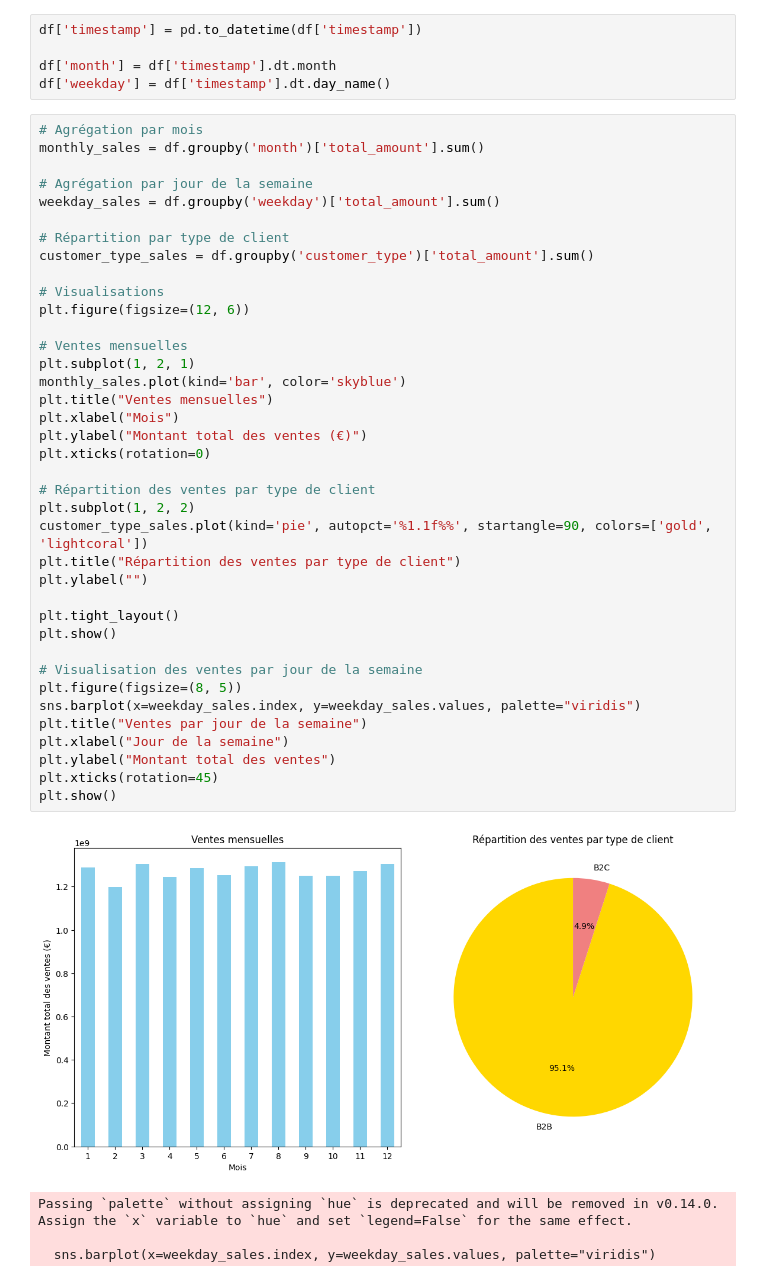
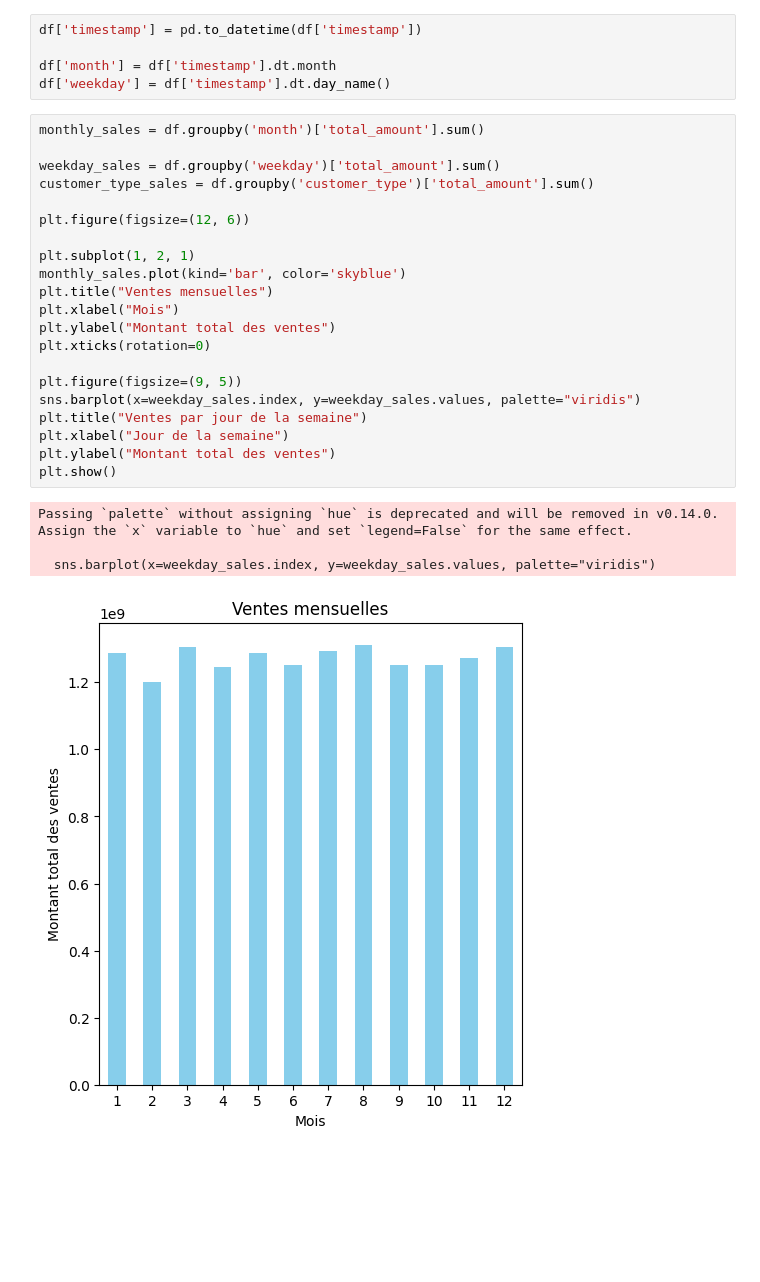
Before and after one commit to Zar-meyo/big-data-pipeline-Le-groupe, a Jupyter notebook: exploratory-data-analysis/eda.ipynb, the cells around one changed output. Drawn from its saved outputs; the diff is of its cells as text; blank space fills up the shorter version.

```diff
--- a/exploratory-data-analysis/eda.ipynb
+++ b/exploratory-data-analysis/eda.ipynb
@@ -169,45 +169,28 @@ df['timestamp'] = pd.to_datetime(df['timestamp'])
 df['month'] = df['timestamp'].dt.month
 df['weekday'] = df['timestamp'].dt.day_name()
 # %%
-# Agrégation par mois
 monthly_sales = df.groupby('month')['total_amount'].sum()
 
-# Agrégation par jour de la semaine
 weekday_sales = df.groupby('weekday')['total_amount'].sum()
-
-# Répartition par type de client
 customer_type_sales = df.groupby('customer_type')['total_amount'].sum()
 
-# Visualisations
 plt.figure(figsize=(12, 6))
 
-# Ventes mensuelles
 plt.subplot(1, 2, 1)
 monthly_sales.plot(kind='bar', color='skyblue')
 plt.title("Ventes mensuelles")
 plt.xlabel("Mois")
-plt.ylabel("Montant total des ventes (€)")
+plt.ylabel("Montant total des ventes")
 plt.xticks(rotation=0)
 
-# Répartition des ventes par type de client
-plt.subplot(1, 2, 2)
-customer_type_sales.plot(kind='pie', autopct='%1.1f%%', startangle=90, colors=['gold', 'lightcoral'])
-plt.title("Répartition des ventes par type de client")
-plt.ylabel("")
-
-plt.tight_layout()
-plt.show()
-
-# Visualisation des ventes par jour de la semaine
-plt.figure(figsize=(8, 5))
+plt.figure(figsize=(9, 5))
 sns.barplot(x=weekday_sales.index, y=weekday_sales.values, palette="viridis")
 plt.title("Ventes par jour de la semaine")
 plt.xlabel("Jour de la semaine")
 plt.ylabel("Montant total des ventes")
-plt.xticks(rotation=45)
 plt.show()
 # %% [output]
+Passing `palette` without assigning `hue` is deprecated and will be removed in v0.14.0. Assign the `x` variable to `hue` and set `legend=False` for the same effect.
+
+  sns.barplot(x=weekday_sales.index, y=weekday_sales.values, palette="viridis")
-[figure, old version]
+[figure, new version]
-Passing `palette` without assigning `hue` is deprecated and will be removed in v0.14.0. Assign the `x` variable to `hue` and set `legend=False` for the same effect.
-
-  sns.barplot(x=weekday_sales.index, y=weekday_sales.values, palette="viridis")
```
Also changed, not shown: parts of 5 cells of this notebook.
